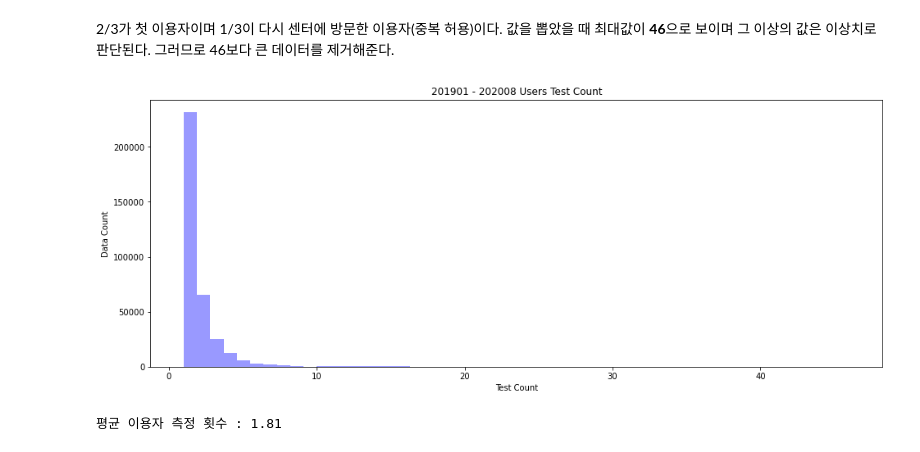
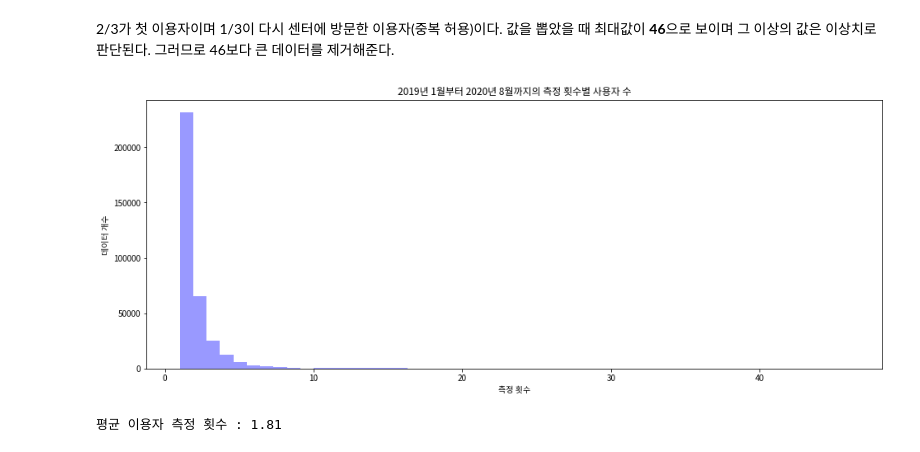
Before and after one commit to CoodingPenguin/data-contest-collection, a Jupyter notebook: sports-data-application-contest-2020/체력인증센터이용자현황.ipynb, the cells around one changed output. Cells and saved outputs as stored; diff of their text form; code cells hidden in the pictures.

```diff
--- a/sports-data-application-contest-2020/체력인증센터이용자현황.ipynb
+++ b/sports-data-application-contest-2020/체력인증센터이용자현황.ipynb
@@ -8,6 +8,7 @@ import seaborn as sns
 import warnings
 warnings.filterwarnings('ignore')
 # %%
-plt.rc('font', family='NotoSansKR')
+plt.rc('font', family='Noto Sans KR')
+plt.rcParams.update({'font.size': 18})
 print(plt.rcParams['font.family'])
 # %% [output]
@@ -152,12 +159,12 @@ sttus_merged = sttus_merged.drop(out_index)
 # %%
 plt.figure(figsize=(16, 6))
 sns.distplot(sttus_merged.TEST_CNT, kde=False, color='b')
-plt.xlabel('Test Count')
-plt.ylabel('Data Count')
-plt.title('201901 - 202008 Users Test Count')
+plt.xlabel('측정 횟수')
+plt.ylabel('데이터 개수')
+plt.title('2019년 1월부터 2020년 8월까지의 측정 횟수별 사용자 수')
 plt.show()
 # %% [output]
-[figure, old version]
+[figure, new version]
 # %%
 print('평균 이용자 측정 횟수 :', round(sttus_merged.TEST_CNT.mean(), 2))
 # %% [output]
```
Also changed, not shown: parts of 45 cells of this notebook.
